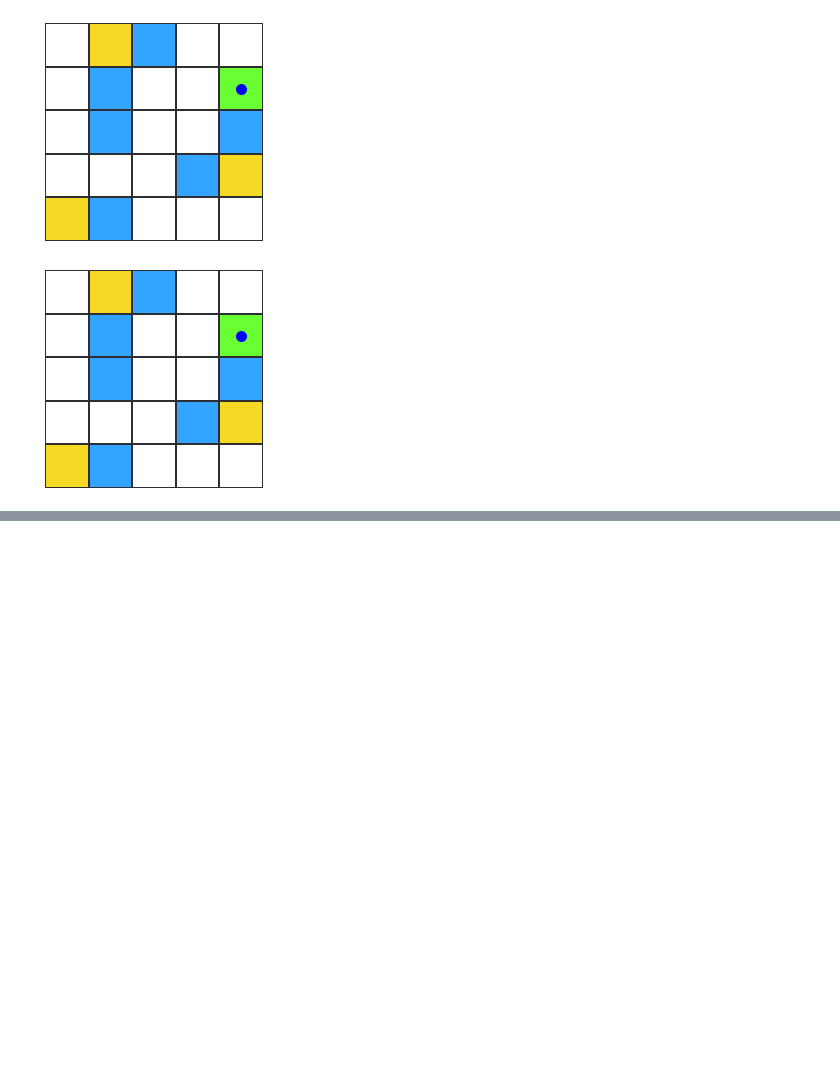
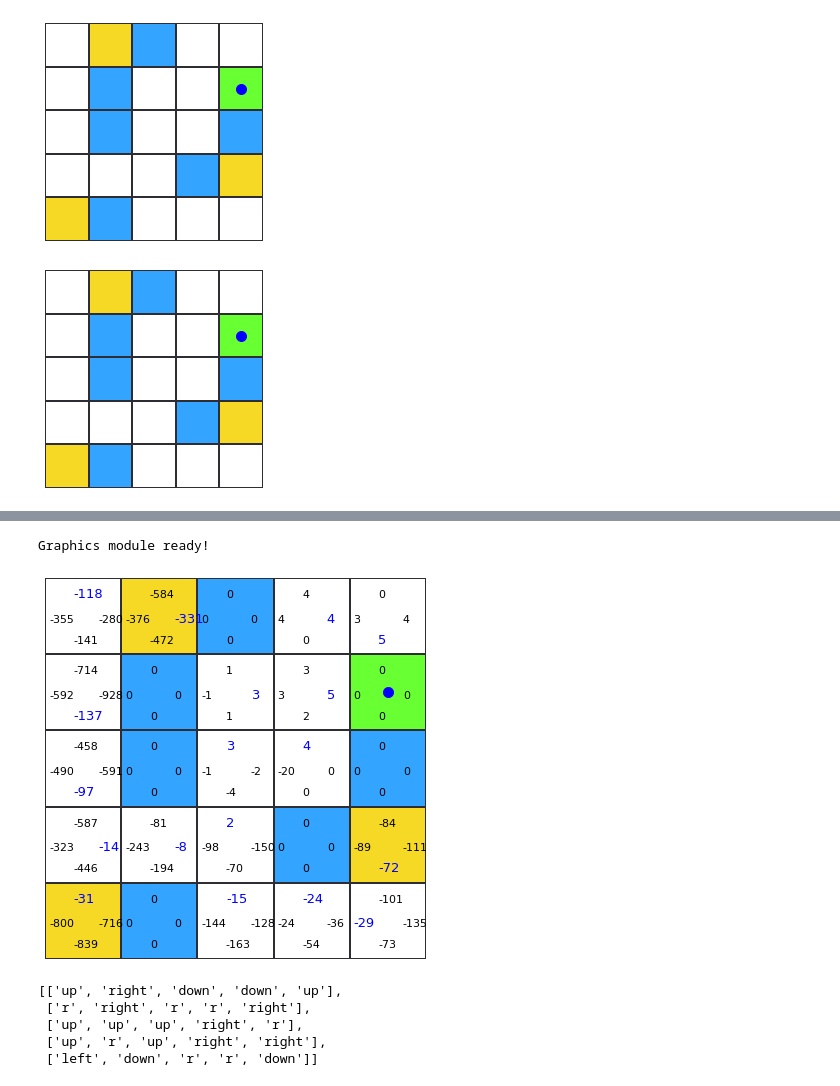
Before and after one commit to Juanchobanano/StocksPrediction, a Jupyter notebook: MonteCarlo Learning.ipynb, the cells around one changed output, grey strips where cells are left out. Drawn from its saved outputs; the diff is of its cells as text; code cells hidden in the pictures; blank space fills up the shorter version.

```diff
--- a/MonteCarlo Learning.ipynb
+++ b/MonteCarlo Learning.ipynb
@@ -461,0 +559,12 @@ game.update(secs = 0.5)
+# %%
+class GridEnvironment():
+
+    def __init__(self):
+
+        self.rw = -1 # Living (Movement) Penalty
+        self.walls_and_paths = [[1, 1, 1, 1, 1], [0, 1, 0, 0, 1], [1, 1, 1, 1, 0], [1, 0, 1, 1, 1], [1, 1, 0, 1, 1]]
+        self.rewards = [[self.rw, self.rw, self.rw, self.rw, self.rw],
+                        [self.rw, self.rw, self.rw, self.rw, self.rw],
+                        [self.rw, self.rw, self.rw, self.rw, self.rw],
+                        [self.rw, self.rw, self.rw, self.rw, self.rw],
+                        [self.rw, self.rw, self.rw, 10, self.rw]]
@@ -461,0 +838,28 @@ game.update(secs = 0.5)
+# %%
+# Generate the random policy.
+policy = list()
+for i in range(0, 5):
+    column = list()
+    for j in range(0, 5):
+        column.append("r")
+    policy.append(column)
+discount_factor = 0.5
+
+agent = modelFreeAgent(policy, discount_factor)
+environment = GridEnvironment()
+
+# MonteCarlo first visit.
+policy_control = PolicyControl(environment, agent, epsilon = 0.2, ephocs = 100)
+policy_control.montecarlo_policy_control_first_visit(velocity = 0.01, plot_ephocs = False, plot_evaluation = False)
+policy_control.render()
+# %% [output]
+Graphics module ready!
+[figure, added]
+# %%
+agent.policy
+# %% [output]
+[['up', 'right', 'down', 'down', 'up'],
+ ['r', 'right', 'r', 'r', 'right'],
+ ['up', 'up', 'up', 'right', 'r'],
+ ['up', 'r', 'up', 'right', 'right'],
+ ['left', 'down', 'r', 'r', 'down']]
```
Also changed, not shown: parts of 10 cells of this notebook, 13 other files.
